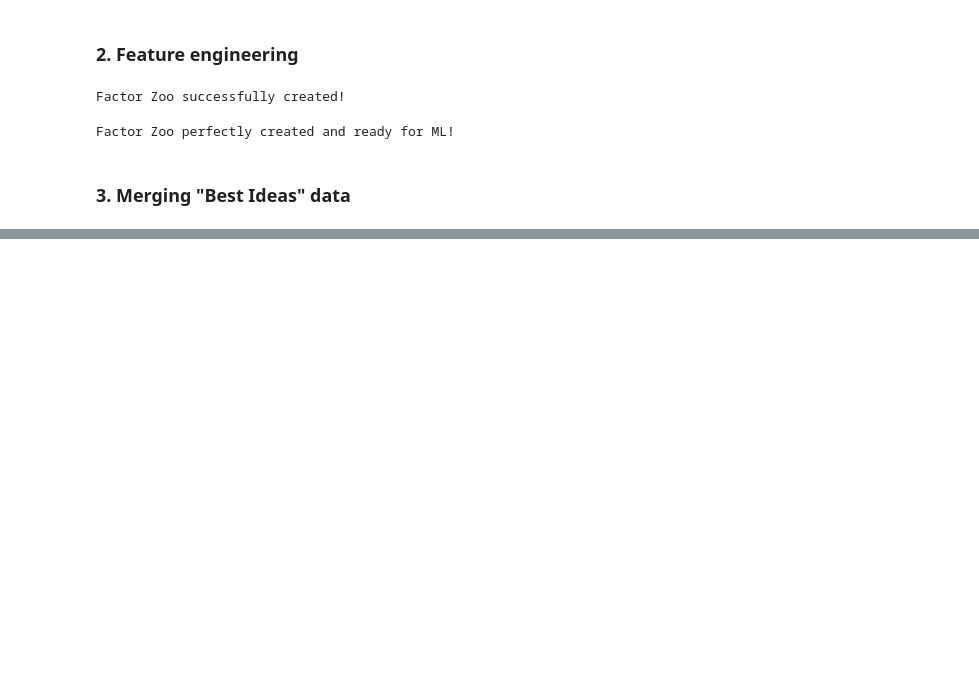
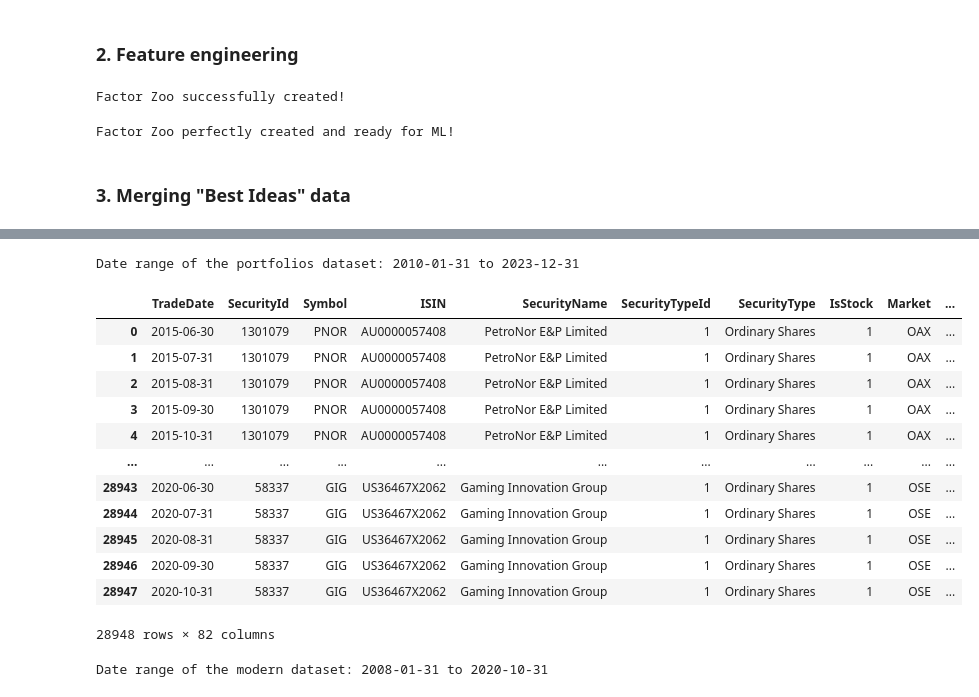
Before and after one commit to DonKubini/Man-vs.-Machine-on-the-Oslo-B-rs, a Jupyter notebook: Python files/Data Cleaning.ipynb, the cells around one changed output, grey strips where cells are left out. Drawn from its saved outputs; the diff is of its cells as text; code cells hidden in the pictures; blank space fills up the shorter version.

Commit message:
Fund data merge first attempt

```diff
--- a/Python files/Data Cleaning.ipynb
+++ b/Python files/Data Cleaning.ipynb
@@ -338,0 +410,26 @@ investable_universe.to_csv('../Data/investable_universe.csv', index=False)
+# %%
+# check the date range of the portfolios data
+print(f"Date range of the portfolios dataset: {portfolios_df['date'].min().date()} to {portfolios_df['date'].max().date()}")
+# %% [output]
+Date range of the portfolios dataset: 2010-01-31 to 2023-12-31
+# %%
+modern_equity_df
+# %% [output]
+|  | TradeDate | SecurityId | Symbol | ISIN | SecurityName | SecurityTypeId | SecurityType | IsStock | Market | ... |
+| 0 | 2015-06-30 | 1301079 | PNOR | AU0000057408 | PetroNor E&P Limited | 1 | Ordinary Shares | 1 | OAX | ... |
+| 1 | 2015-07-31 | 1301079 | PNOR | AU0000057408 | PetroNor E&P Limited | 1 | Ordinary Shares | 1 | OAX | ... |
+| 2 | 2015-08-31 | 1301079 | PNOR | AU0000057408 | PetroNor E&P Limited | 1 | Ordinary Shares | 1 | OAX | ... |
+| 3 | 2015-09-30 | 1301079 | PNOR | AU0000057408 | PetroNor E&P Limited | 1 | Ordinary Shares | 1 | OAX | ... |
+| 4 | 2015-10-31 | 1301079 | PNOR | AU0000057408 | PetroNor E&P Limited | 1 | Ordinary Shares | 1 | OAX | ... |
+| ... | ... | ... | ... | ... | ... | ... | ... | ... | ... | ... |
+| 28943 | 2020-06-30 | 58337 | GIG | US36467X2062 | Gaming Innovation Group | 1 | Ordinary Shares | 1 | OSE | ... |
+| 28944 | 2020-07-31 | 58337 | GIG | US36467X2062 | Gaming Innovation Group | 1 | Ordinary Shares | 1 | OSE | ... |
+| 28945 | 2020-08-31 | 58337 | GIG | US36467X2062 | Gaming Innovation Group | 1 | Ordinary Shares | 1 | OSE | ... |
+| 28946 | 2020-09-30 | 58337 | GIG | US36467X2062 | Gaming Innovation Group | 1 | Ordinary Shares | 1 | OSE | ... |
+| 28947 | 2020-10-31 | 58337 | GIG | US36467X2062 | Gaming Innovation Group | 1 | Ordinary Shares | 1 | OSE | ... |
+28948 rows × 82 columns
+# %%
+# check date range of the modern dataset
+print(f"Date range of the modern dataset: {modern_equity_df['TradeDate'].min().date()} to {modern_equity_df['TradeDate'].max().date()}")
+# %% [output]
+Date range of the modern dataset: 2008-01-31 to 2020-10-31
```
Also changed, not shown: parts of 1 cell of this notebook.
